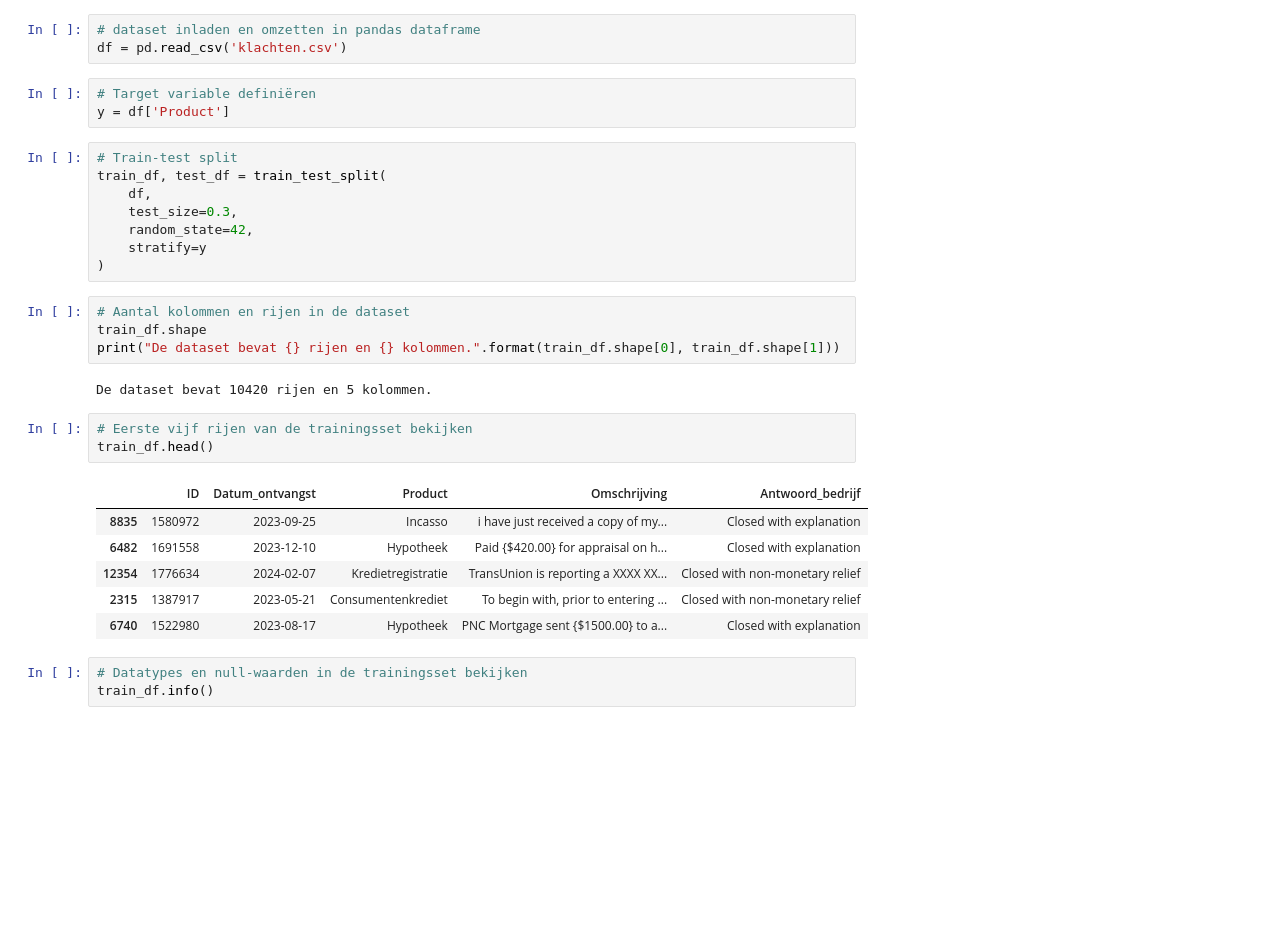
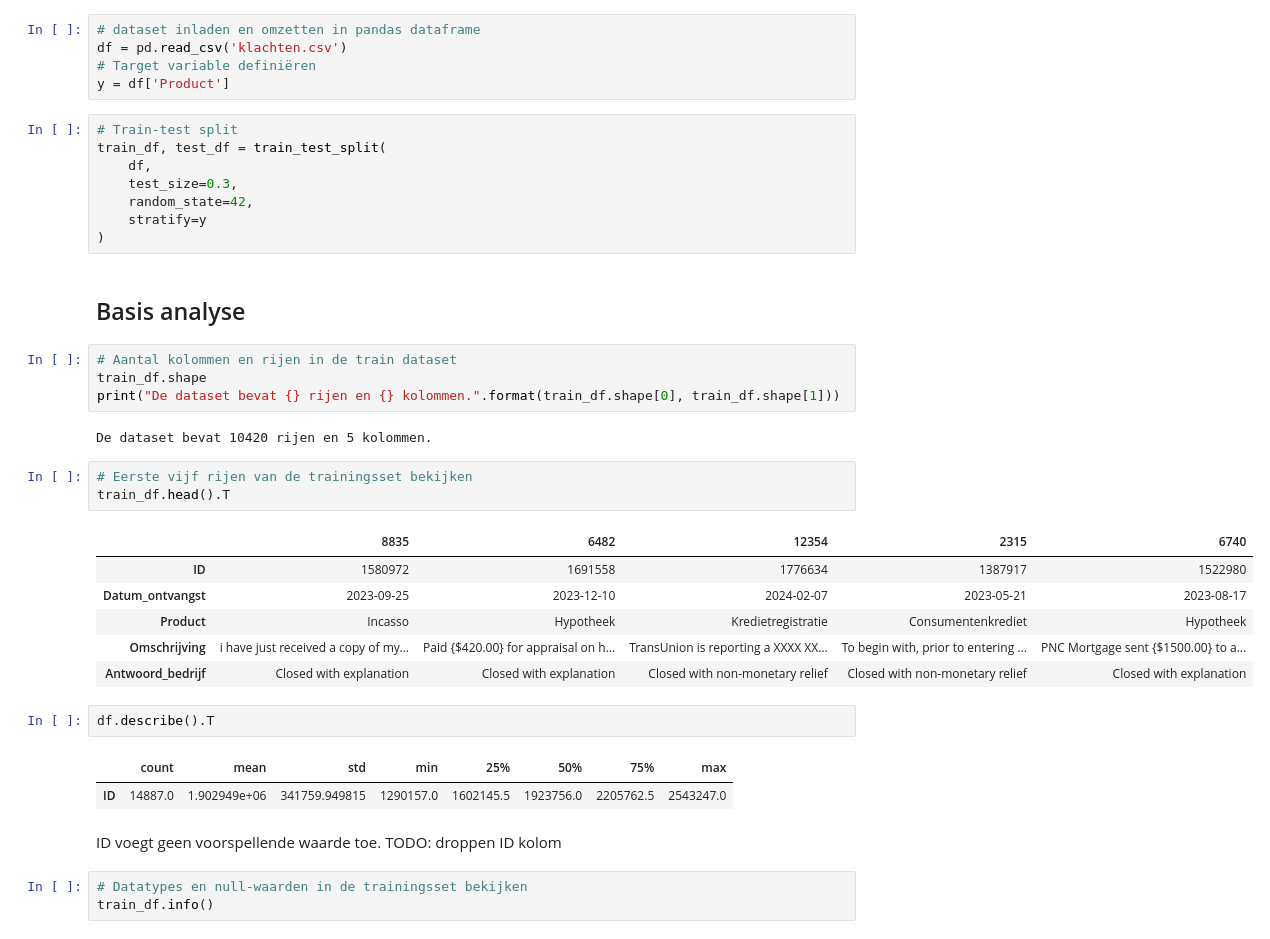
Before and after one commit to OdessaA/dataproject_1, a Jupyter notebook: EDA_klachten.ipynb, the cells around one changed output. Cells and saved outputs as stored; diff of their text form; blank space fills up the shorter version.

```diff
--- a/EDA_klachten.ipynb
+++ b/EDA_klachten.ipynb
@@ -6,9 +9,8 @@ from sklearn.model_selection import train_test_split
 # %%
 # dataset inladen en omzetten in pandas dataframe
 df = pd.read_csv('klachten.csv')
+# Target variable definiëren
+y = df['Product']
-# %%
-# Target variable definiëren
-y = df['Product']
 # %%
 # Train-test split
 train_df, test_df = train_test_split(
@@ -17,22 +19,31 @@ train_df, test_df = train_test_split(
     random_state=42,
     stratify=y
 )
+# %% [markdown]
+## Basis analyse
 # %%
-# Aantal kolommen en rijen in de dataset
+# Aantal kolommen en rijen in de train dataset
 train_df.shape
 print("De dataset bevat {} rijen en {} kolommen.".format(train_df.shape[0], train_df.shape[1]))
 # %% [output]
 De dataset bevat 10420 rijen en 5 kolommen.
 # %%
 # Eerste vijf rijen van de trainingsset bekijken
-train_df.head()
+train_df.head().T
 # %% [output]
-|  | ID | Datum_ontvangst | Product | Omschrijving | Antwoord_bedrijf |
-| 8835 | 1580972 | 2023-09-25 | Incasso | i have just received a copy of my... | Closed with explanation |
-| 6482 | 1691558 | 2023-12-10 | Hypotheek | Paid {$420.00} for appraisal on h... | Closed with explanation |
-| 12354 | 1776634 | 2024-02-07 | Kredietregistratie | TransUnion is reporting a XXXX XX... | Closed with non-monetary relief |
-| 2315 | 1387917 | 2023-05-21 | Consumentenkrediet | To begin with, prior to entering ... | Closed with non-monetary relief |
-| 6740 | 1522980 | 2023-08-17 | Hypotheek | PNC Mortgage sent {$1500.00} to a... | Closed with explanation |
+|  | 8835 | 6482 | 12354 | 2315 | 6740 |
+| ID | 1580972 | 1691558 | 1776634 | 1387917 | 1522980 |
+| Datum_ontvangst | 2023-09-25 | 2023-12-10 | 2024-02-07 | 2023-05-21 | 2023-08-17 |
+| Product | Incasso | Hypotheek | Kredietregistratie | Consumentenkrediet | Hypotheek |
+| Omschrijving | i have just received a copy of my... | Paid {$420.00} for appraisal on h... | TransUnion is reporting a XXXX XX... | To begin with, prior to entering ... | PNC Mortgage sent {$1500.00} to a... |
+| Antwoord_bedrijf | Closed with explanation | Closed with explanation | Closed with non-monetary relief | Closed with non-monetary relief | Closed with explanation |
+# %%
+df.describe().T
+# %% [output]
+|  | count | mean | std | min | 25% | 50% | 75% | max |
+| ID | 14887.0 | 1.902949e+06 | 341759.949815 | 1290157.0 | 1602145.5 | 1923756.0 | 2205762.5 | 2543247.0 |
+# %% [markdown]
+ID voegt geen voorspellende waarde toe. TODO: droppen ID kolom
 # %%
 # Datatypes en null-waarden in de trainingsset bekijken
 train_df.info()
```
Also changed, not shown: parts of 21 cells of this notebook.
